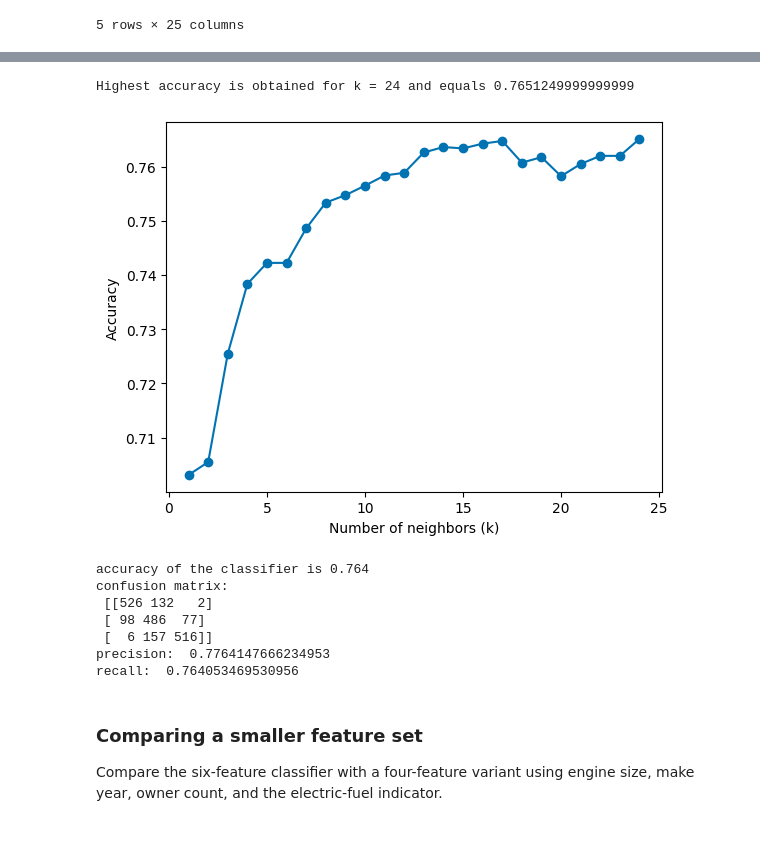
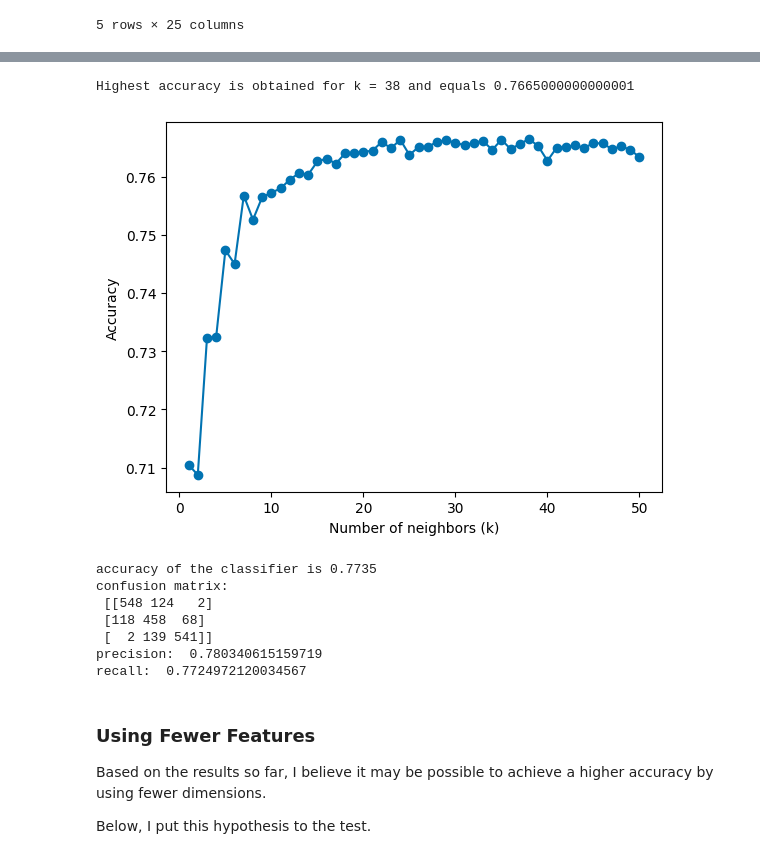
Before and after one commit to jzada-ds/used-car-price-analysis, a Jupyter notebook: Data_Analysis_Project.ipynb, the cells around one changed output, grey strips where cells are left out. Drawn from its saved outputs; the diff is of its cells as text; code cells hidden in the pictures.

```diff
--- a/Data_Analysis_Project.ipynb
+++ b/Data_Analysis_Project.ipynb
@@ -742,29 +765,27 @@ scaled_df.describe()
 # %%
-# Now, we can run 10-fold CV to find optimal k - using only the training data
-# code from lecture
+# 10-fold cross-validation on the training data only, to find the best k
 from sklearn.neighbors import KNeighborsClassifier
 from sklearn.model_selection import cross_val_score
 
 mean_cv_scores = []
-k_list = range(1, 25)
+k_list = range(1, 51)
 for nn in k_list:
     knn_cv = KNeighborsClassifier(n_neighbors=nn)
     cv_scores = cross_val_score(knn_cv, scaled_X_train, Y_train, cv=10)
     mean_cv_scores.append(cv_scores.mean())
 
-# output results
-best_k = mean_cv_scores.index(max(mean_cv_scores))+1 # gets index of best performing k and adds 1
+# Output results
+best_k = k_list[int(np.argmax(mean_cv_scores))]  # The k with the highest mean CV accuracy
 print('Highest accuracy is obtained for k =', best_k, 'and equals', max(mean_cv_scores))
 plt.plot(k_list, mean_cv_scores, '-o')
 plt.xlabel('Number of neighbors (k)')
 plt.ylabel('Accuracy');
 # %% [output]
-Highest accuracy is obtained for k = 24 and equals 0.7651249999999999
+Highest accuracy is obtained for k = 38 and equals 0.7665000000000001
-[figure, old version]
+[figure, new version]
 # %%
-# Last, we need to retrain our chosen kNN on the whole training data and test its accuracy on the test data
-# code from lecture
-# some modifciations were made to adjust to 3 variables and not binary (in the confusion matrix, precision and recall calculation
+# Retrain KNN with the best k on the whole training set and evaluate it on the test set
+# The confusion matrix, precision and recall are adjusted for 3 classes instead of 2
 from sklearn.metrics import confusion_matrix
 from sklearn.metrics import precision_score
 from sklearn.metrics import recall_score
@@ -773,23 +794,25 @@ knn_classifier = KNeighborsClassifier(n_neighbors=best_k)
 knn_classifier.fit(scaled_X_train, Y_train)
 print('accuracy of the classifier is', knn_classifier.score(scaled_X_test, Y_test))
 
-# Compute a confusion matrix
-predictions = knn_classifier.predict(X=scaled_X_test) # get the classifier's predictions
-print('confusion matrix: \n', confusion_matrix(y_true=Y_test, y_pred=predictions, labels=[0, 1, 2])) # rows are true values, columns are predicted values
+# Confusion matrix
+predictions = knn_classifier.predict(X=scaled_X_test)  # The classifier's predictions
+print('confusion matrix: \n', confusion_matrix(y_true=Y_test, y_pred=predictions, labels=[0, 1, 2]))  # Rows are true values, columns are predicted values
 
-# Compute precision and recall, using average of 3 classes
+# Precision and recall, macro-averaged over the 3 classes
 print('precision: ', precision_score(y_true=Y_test, y_pred=predictions, average='macro'))
 print('recall: ', recall_score(y_true=Y_test, y_pred=predictions, average='macro'))
 # %% [output]
-accuracy of the classifier is 0.764
+accuracy of the classifier is 0.7735
 confusion matrix:
- [[526 132   2]
- [ 98 486  77]
- [  6 157 516]]
-precision:  0.7764147666234953
-recall:  0.764053469530956
+ [[548 124   2]
+ [118 458  68]
+ [  2 139 541]]
+precision:  0.780340615159719
+recall:  0.7724972120034567
 # %% [markdown]
-### Comparing a smaller feature set
+### Using Fewer Features
 
-Compare the six-feature classifier with a four-feature variant using engine size, make year, owner count, and the electric-fuel indicator.
+Based on the results so far, I believe it may be possible to achieve a higher accuracy by using fewer dimensions.
+
+Below, I put this hypothesis to the test.
 # %%
```
Also changed, not shown: parts of 73 cells of this notebook, 1 other file.
